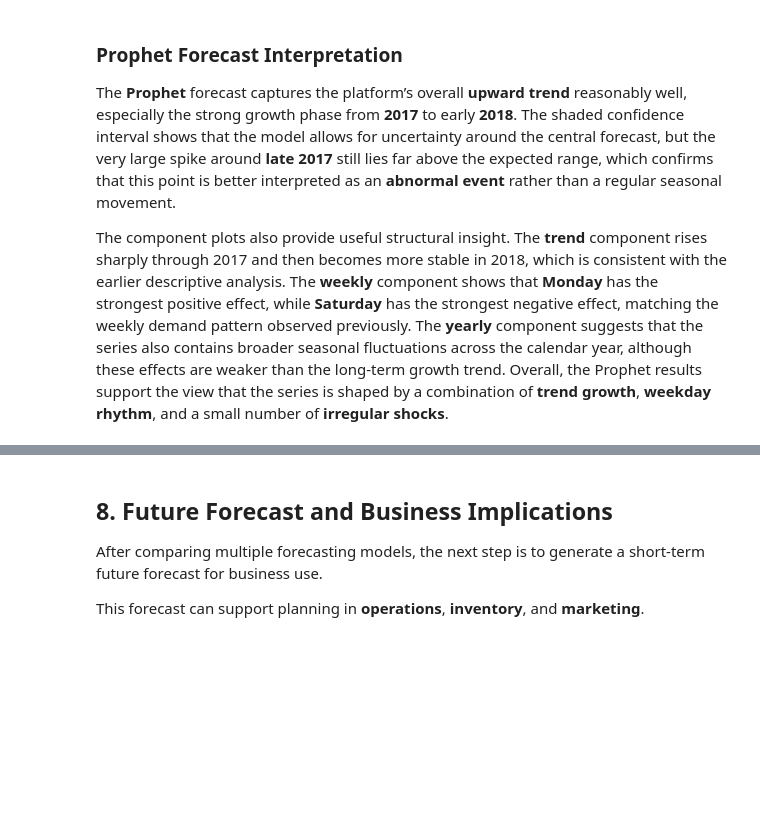
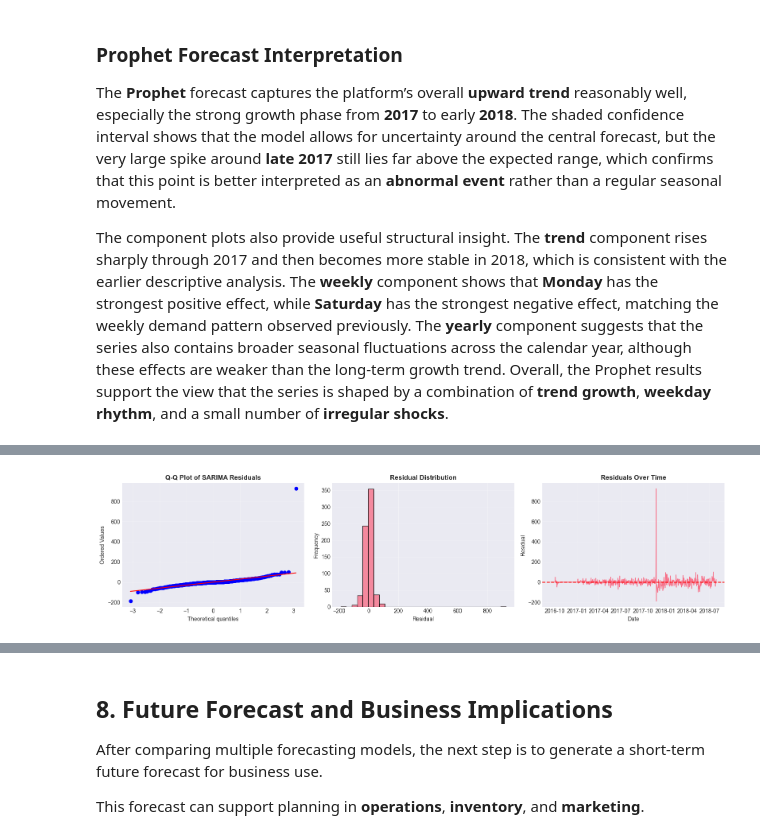
Before and after one commit to WangXin154/E-commerce_decision-making-_intelligence, a Jupyter notebook: Statistical_analysis_report/05_Time_Series_Analysis.ipynb, the cells around one changed output, grey strips where cells are left out. Saved outputs shown, nothing was run; the diff lists cells and outputs as text; code cells hidden in the pictures; blank space fills up the shorter version.

```diff
--- a/Statistical_analysis_report/05_Time_Series_Analysis.ipynb
+++ b/Statistical_analysis_report/05_Time_Series_Analysis.ipynb
@@ -1378,0 +1532,9 @@ The component plots also provide useful structural insight. The **trend** compon
+# %%
+# Extract SARIMA residuals
+sarima_residuals = sarima_fitted.resid.dropna()
+
+print(f"Residual length: {len(sarima_residuals)}")
+print(f"Residual mean: {sarima_residuals.mean():.4f}")
+print(f"Residual std: {sarima_residuals.std():.4f}")
+
+sarima_residuals.head()
@@ -1378,0 +1581,28 @@ The component plots also provide useful structural insight. The **trend** compon
+# %%
+# Visual diagnostics for SARIMA residuals
+fig, axes = plt.subplots(1, 3, figsize=(16, 4))
+
+# Q-Q plot
+stats.probplot(sarima_residuals, dist='norm', plot=axes[0])
+axes[0].set_title('Q-Q Plot of SARIMA Residuals', fontsize=12, fontweight='bold')
+axes[0].grid(True, alpha=0.3)
+
+# Histogram
+axes[1].hist(sarima_residuals, bins=30, edgecolor='black', alpha=0.8)
+axes[1].set_title('Residual Distribution', fontsize=12, fontweight='bold')
+axes[1].set_xlabel('Residual')
+axes[1].set_ylabel('Frequency')
+axes[1].grid(True, alpha=0.3)
+
+# Residual series over time
+axes[2].plot(sarima_residuals.index, sarima_residuals.values, linewidth=1.2)
+axes[2].axhline(y=0, color='red', linestyle='--', linewidth=1.5)
+axes[2].set_title('Residuals Over Time', fontsize=12, fontweight='bold')
+axes[2].set_xlabel('Date')
+axes[2].set_ylabel('Residual')
+axes[2].grid(True, alpha=0.3)
+
+plt.tight_layout()
+plt.show()
+# %% [output]
+[figure, added]
```
Also changed, not shown: parts of 41 cells of this notebook, 18 other files.
